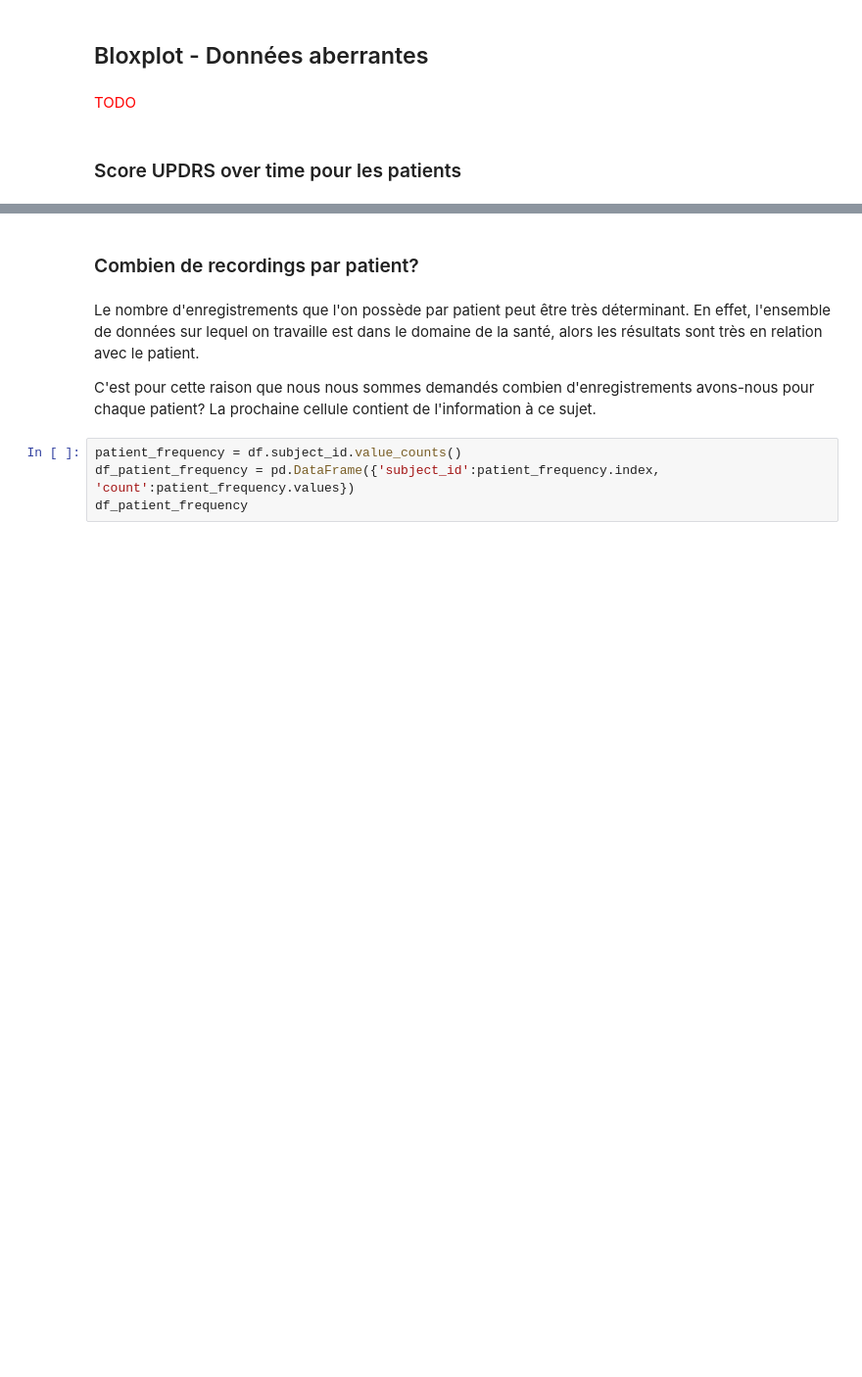
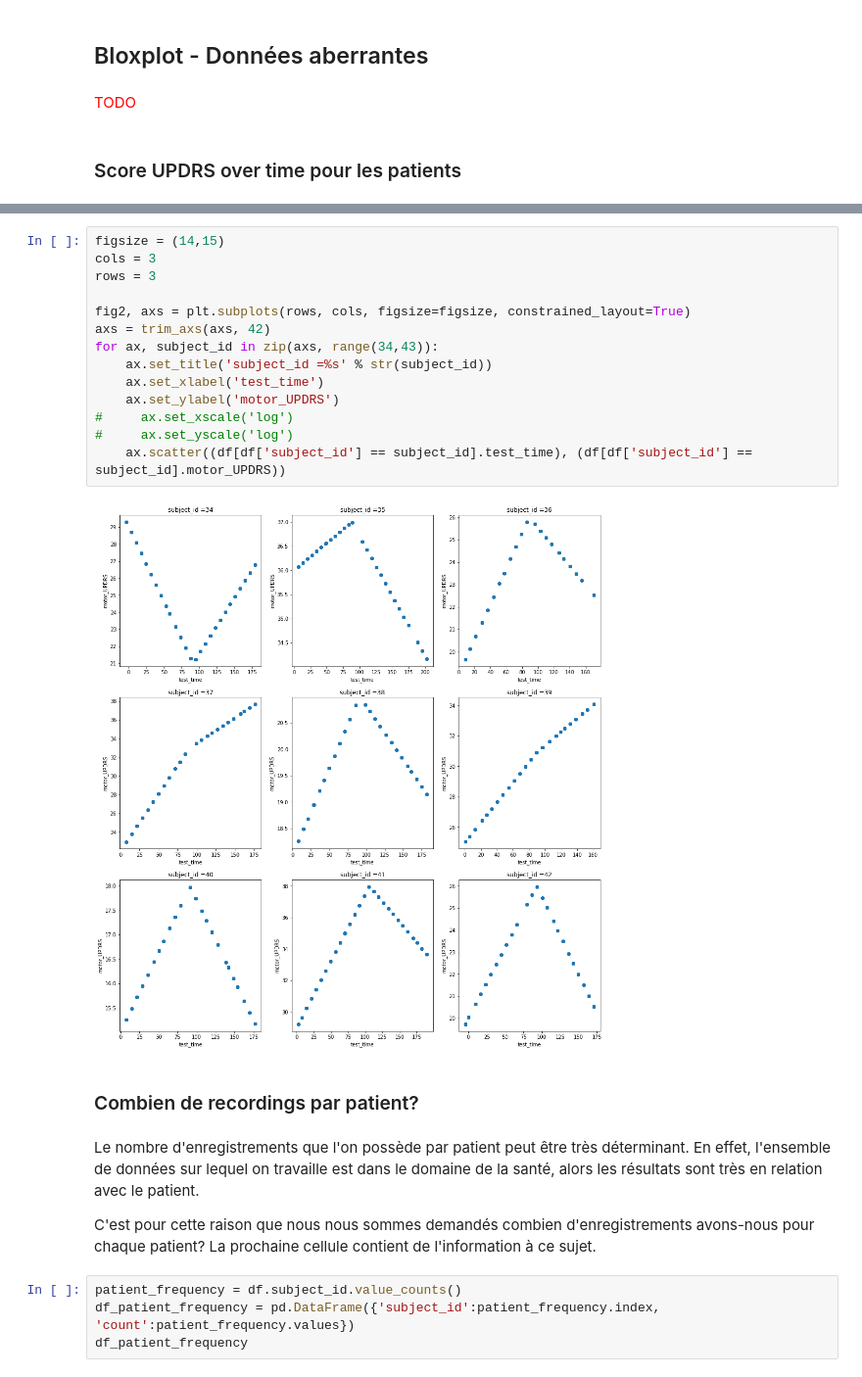
Before and after one commit to Mymoza/DataMining-UPDRS, a Jupyter notebook: UPDRS.ipynb, the cells around one changed output, grey strips where cells are left out. Shown at 98% size. Drawn from its saved outputs; the diff is of its cells as text; blank space fills up the shorter version.

```diff
--- a/UPDRS.ipynb
+++ b/UPDRS.ipynb
@@ -184,3 +233,19 @@ Le score total de UPDRS semble suivre une loi normale de moyenne 30
+# %%
+figsize = (14,15)
+cols = 3
+rows = 3
+
+fig2, axs = plt.subplots(rows, cols, figsize=figsize, constrained_layout=True)
+axs = trim_axs(axs, 42)
+for ax, subject_id in zip(axs, range(34,43)):
+    ax.set_title('subject_id =%s' % str(subject_id))
+    ax.set_xlabel('test_time')
+    ax.set_ylabel('motor_UPDRS')
+#     ax.set_xscale('log')
+#     ax.set_yscale('log')
+    ax.scatter((df[df['subject_id'] == subject_id].test_time), (df[df['subject_id'] == subject_id].motor_UPDRS))
+# %% [output]
+[figure, added]
 # %% [markdown]
 ### Combien de recordings par patient?
 # %% [markdown]
```
Also changed, not shown: parts of 7 cells of this notebook.
